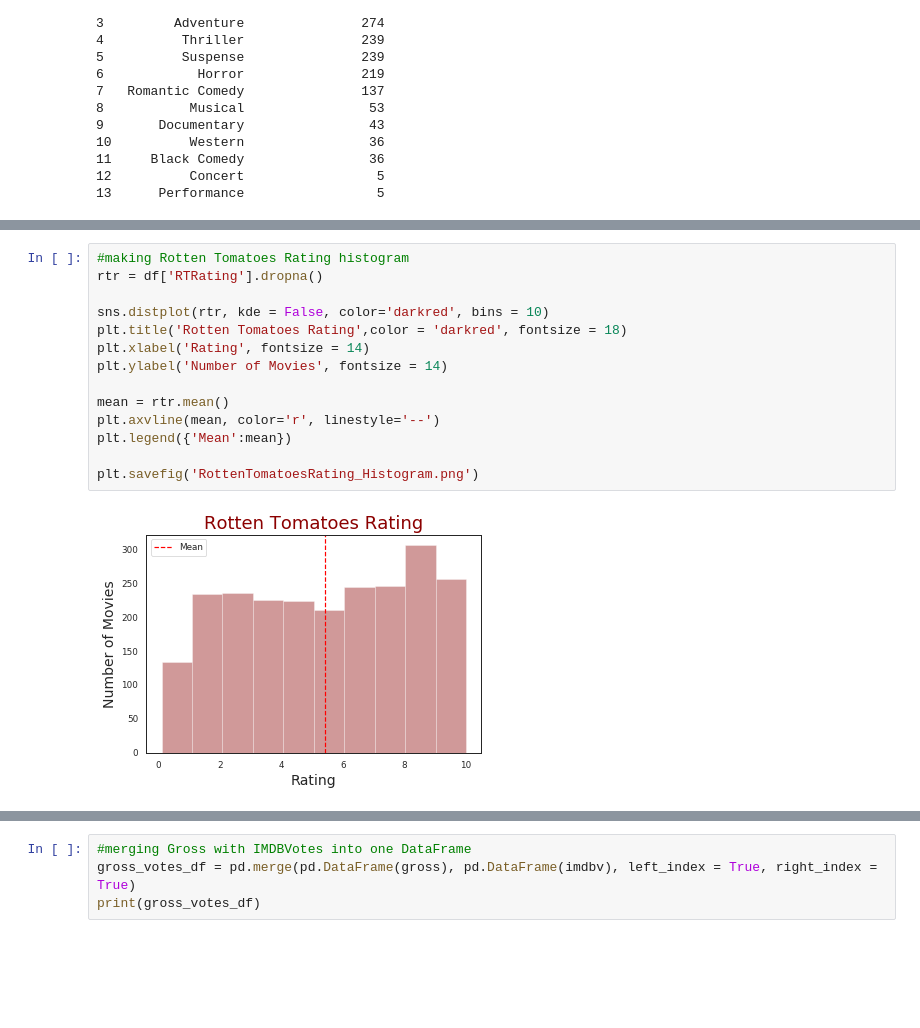
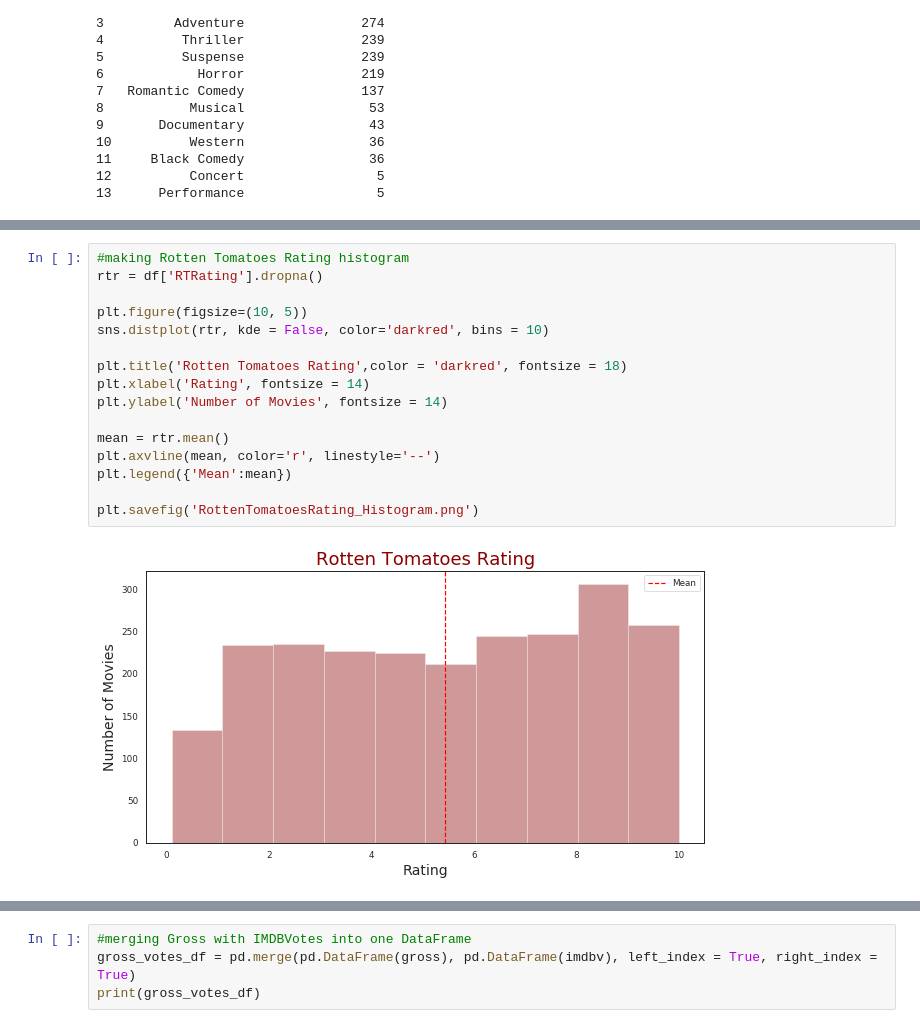
Before and after one commit to ioannapap/movies_data-mining_analysis, a Jupyter notebook: movies_analysis.ipynb, the cells around one changed output, grey strips where cells are left out. Saved outputs shown, nothing was run; the diff lists cells and outputs as text; blank space fills up the shorter version.

```diff
--- a/movies_analysis.ipynb
+++ b/movies_analysis.ipynb
@@ -176,19 +178,21 @@ plt.savefig('WorldwideGross_Histogram.png')
 # %%
 #making Rotten Tomatoes Rating histogram
 rtr = df['RTRating'].dropna()
 
+plt.figure(figsize=(10, 5))
 sns.distplot(rtr, kde = False, color='darkred', bins = 10)
+
 plt.title('Rotten Tomatoes Rating',color = 'darkred', fontsize = 18)
 plt.xlabel('Rating', fontsize = 14)
 plt.ylabel('Number of Movies', fontsize = 14)
 
 mean = rtr.mean()
 plt.axvline(mean, color='r', linestyle='--')
 plt.legend({'Mean':mean})
 
 plt.savefig('RottenTomatoesRating_Histogram.png')
 # %% [output]
-[figure, old version]
+[figure, new version]
 # %%
 #making IMDB Rating histogram
 imdbr = df['IMDBRating'].dropna()
```
Also changed, not shown: parts of 9 cells of this notebook, 2 other files.
